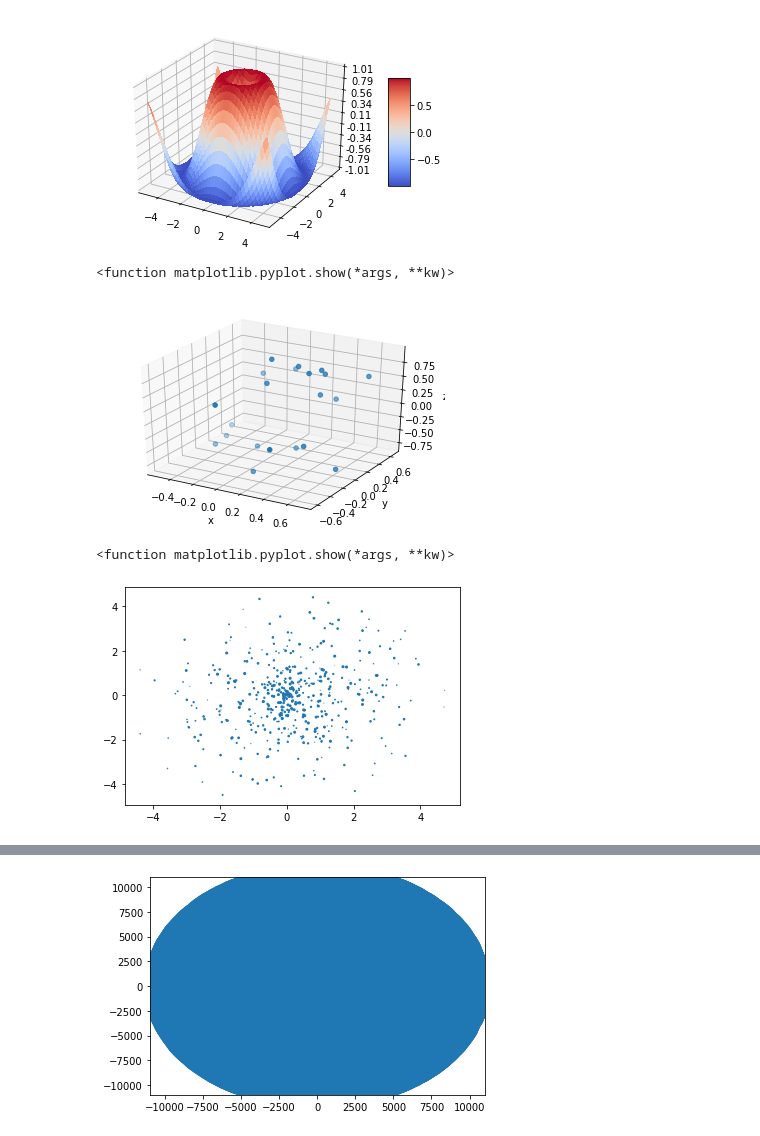
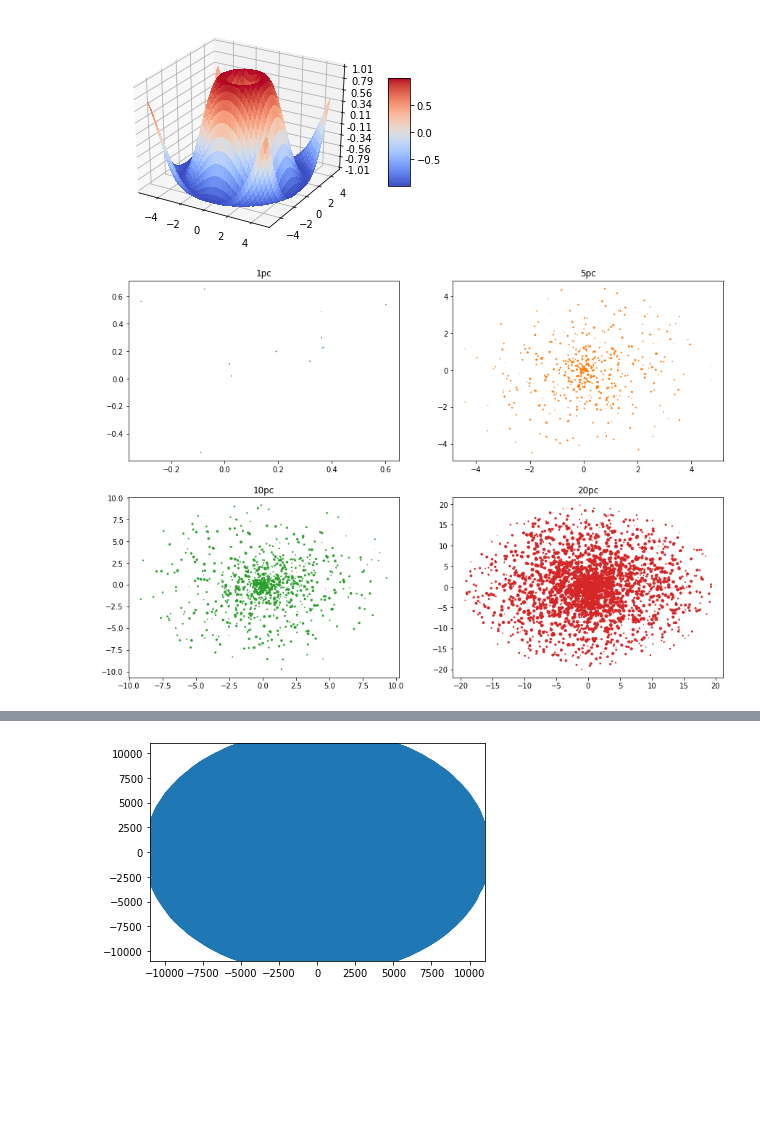
Before and after one commit to lauramv1832/Gaia, a Jupyter notebook: Gaia.ipynb, the cells around one changed output, grey strips where cells are left out. Cells and saved outputs as stored; diff of their text form; code cells hidden in the pictures; blank space fills up the shorter version.

Commit message:
Displayed all the graphs together

```diff
--- a/Gaia.ipynb
+++ b/Gaia.ipynb
@@ -355,28 +330,60 @@ fig.colorbar(surf, shrink=0.5, aspect=5)
 plt.show()
 # %% [output]
 [figure]
-# %%
-fig = plt.figure()
-ax1 = fig.add_subplot(111, projection ='3d')
-ax1.scatter(one['x'], one['y'], one['z'])
-ax1.set_xlabel('x')
-ax1.set_ylabel('y')
-ax1.set_zlabel('z')
-plt.show
-# %% [output]
-<function matplotlib.pyplot.show(*args, **kw)>
-[figure, removed]
 # %%
+#1pc = d = 1/p, 1pc = 1/p = 1arcsec so p >= 1000 miliarcseconds
+data_frame = pd.read_csv("1pc.csv")
+one = data_frame[['ra', 'dec', 'parallax', 'parallax_error', 'b', 'l']]
+one.loc[:, 'parallax_arcsec'] = one['parallax'].apply(lambda x: x*.001)
+one.loc[:, 'R'] = one['parallax_arcsec'].apply(distance)
+one.loc[:, 'x'] = one.apply(lambda r: x(r['R'], r['b'], r['l']), axis=1)
+one.loc[:, 'y'] = one.apply(lambda r: y(r['R'], r['b'], r['l']), axis=1)
+one.loc[:, 'z'] = one.apply(lambda r: z(r['R'], r['b']), axis=1)
+#first = plt.scatter(one['x'], one['y'], one['z'])
+
 #5pc = 1/p -> 1/5 arcseconds so p >= 200 miliarcseconds
 data_frame = pd.read_csv("5pc.csv")
 five = data_frame[['ra', 'dec', 'parallax', 'parallax_error', 'b', 'l']]
 five.loc[:, 'parallax_arcsec'] = five['parallax'].apply(lambda x: x*.001)
 five.loc[:, 'R'] = five['parallax_arcsec'].apply(distance)
 five.loc[:, 'x'] = five.apply(lambda r: x(r['R'], r['b'], r['l']), axis=1)
 five.loc[:, 'y'] = five.apply(lambda r: y(r['R'], r['b'], r['l']), axis=1)
 five.loc[:, 'z'] = five.apply(lambda r: z(r['R'], r['b']), axis=1)
-plt.scatter(five['x'], five['y'], five['z'])
-plt.show
+#plt.scatter(five['x'], five['y'], five['z'])
+
+#10pc = 1/p -> 1/10 arcseconds so p >= 100 miliarcseconds
+data_frame = pd.read_csv("10pc.csv")
+ten = data_frame[['ra', 'dec', 'parallax', 'parallax_error', 'b', 'l']]
+ten.loc[:, 'parallax_arcsec'] = ten['parallax'].apply(lambda x: x*.001)
+ten.loc[:, 'R'] = ten['parallax_arcsec'].apply(distance)
+ten.loc[:, 'x'] = ten.apply(lambda r: x(r['R'], r['b'], r['l']), axis=1)
+ten.loc[:, 'y'] = ten.apply(lambda r: y(r['R'], r['b'], r['l']), axis=1)
+ten.loc[:, 'z'] = ten.apply(lambda r: z(r['R'], r['b']), axis=1)
+#plt.scatter(ten['x'], ten['y'], ten['z'])
+
+#20pc
+data_frame = pd.read_csv("20pc.csv")
+twenty = data_frame[['ra', 'dec', 'parallax', 'parallax_error', 'b', 'l']]
+twenty.loc[:, 'parallax_arcsec'] = twenty['parallax'].apply(lambda x: x*.001)
+twenty.loc[:, 'R'] = twenty['parallax_arcsec'].apply(distance)
+twenty.loc[:, 'x'] = twenty.apply(lambda r: x(r['R'], r['b'], r['l']), axis=1)
+twenty.loc[:, 'y'] = twenty.apply(lambda r: y(r['R'], r['b'], r['l']), axis=1)
+twenty.loc[:, 'z'] = twenty.apply(lambda r: z(r['R'], r['b']), axis=1)
+#plt.scatter(twenty['x'], twenty['y'], twenty['z'])
+
+fig, axs = plt.subplots(2, 2)
+#first = plt.scatter(one['x'], one['y'], one['z'])
+axs[0, 0].scatter(one['x'], one['y'], one['z'])
+axs[0, 0].set_title('1pc')
+axs[0, 1].scatter(five['x'], five['y'], five['z'], 'tab:orange')
+axs[0, 1].set_title('5pc')
+axs[1, 0].scatter(ten['x'], ten['y'], ten['z'], 'tab:green')
+axs[1, 0].set_title('10pc')
+axs[1, 1].scatter(twenty['x'], twenty['y'], twenty['z'], 'tab:red')
+axs[1, 1].set_title('20pc')
+#left, bottom, right, top
+plt.subplots_adjust(0.4, 0.4, 2.3, 2.3)
+#for ax in axs.flat:
+#    ax.set(xlabel='x-label', ylabel='y-label')
 # %% [output]
-<function matplotlib.pyplot.show(*args, **kw)>
-[figure, old version]
+[figure, new version]
```
Also changed, not shown: parts of 8 cells of this notebook.
